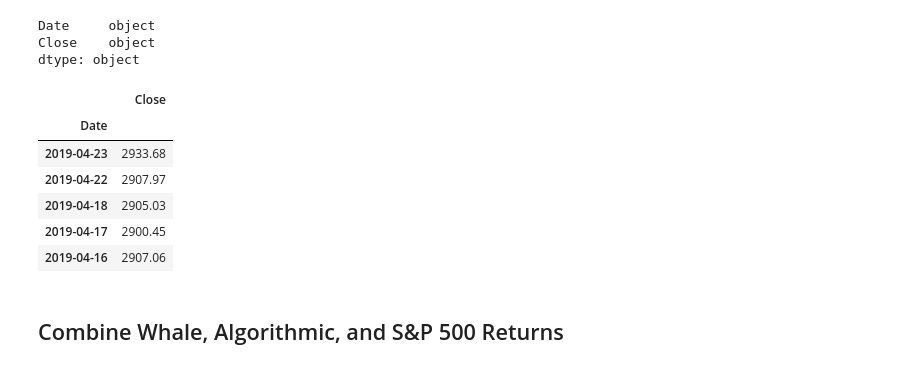
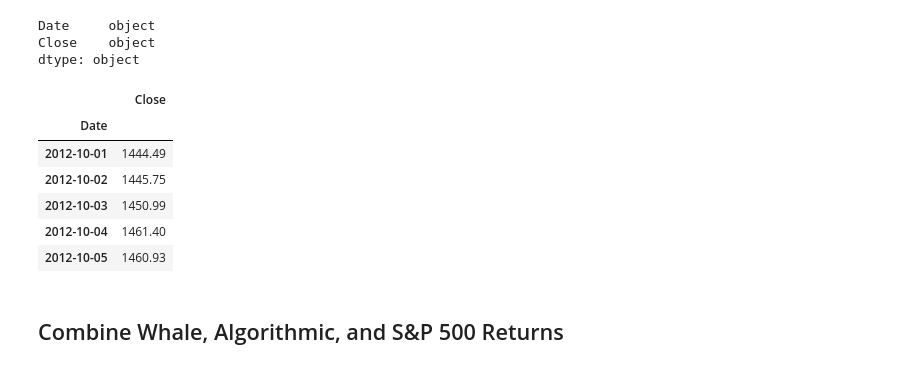
Before and after one commit to dcndn4/HW_3_Whale_Port-folio-, a Jupyter notebook: Currently_Code/whale_analysis_wkg.ipynb, the cells around one changed output. Drawn from its saved outputs; the diff is of its cells as text; code cells hidden in the pictures.

```diff
--- a/Currently_Code/whale_analysis_wkg.ipynb
+++ b/Currently_Code/whale_analysis_wkg.ipynb
@@ -149,20 +149,21 @@ dtype: object
 # %%
 # Fix Data Types
 sp500_history.set_index(pd.to_datetime(sp500_history['Date'], infer_datetime_format=True), inplace=True)
+sp500_history.sort_index(inplace=True)
 sp500_history['Close'] = sp500_history['Close'].str.replace('$','')
 sp500_history['Close']=sp500_history['Close'].astype('float')
 
 # Drop the extra date column
 sp500_history.drop(columns=['Date'], inplace=True)
 sp500_history.head()
 # %% [output]
 |  | Close |
 | Date |  |
-| 2019-04-23 | 2933.68 |
-| 2019-04-22 | 2907.97 |
-| 2019-04-18 | 2905.03 |
-| 2019-04-17 | 2900.45 |
-| 2019-04-16 | 2907.06 |
+| 2012-10-01 | 1444.49 |
+| 2012-10-02 | 1445.75 |
+| 2012-10-03 | 1450.99 |
+| 2012-10-04 | 1461.40 |
+| 2012-10-05 | 1460.93 |
 # %%
 # Calculate Daily Returns
 
```
Also changed, not shown: parts of 11 cells of this notebook, 1 other file.
